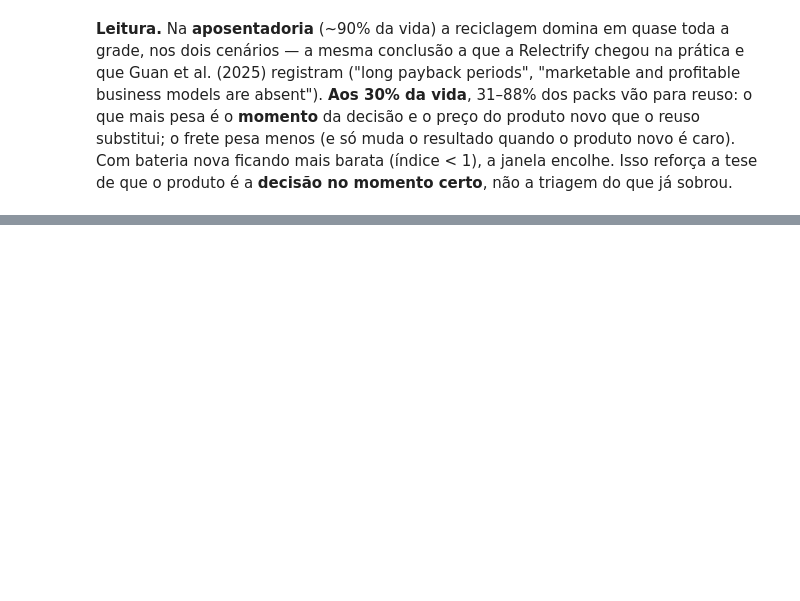
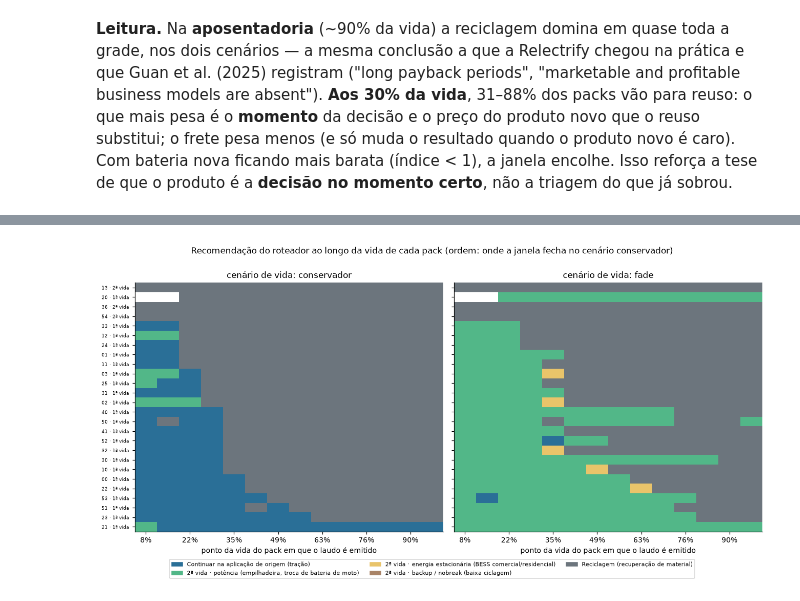
Before and after one commit to Jump-Start-2026-SAE-Grupo-Supra/Prototype-BLOOM, a Jupyter notebook: notebooks/BLOOM_prototipo.ipynb, the cells around one changed output, grey strips where cells are left out. Saved outputs shown, nothing was run; the diff lists cells and outputs as text; code cells hidden in the pictures; blank space fills up the shorter version.

```diff
--- a/notebooks/BLOOM_prototipo.ipynb
+++ b/notebooks/BLOOM_prototipo.ipynb
@@ -650,0 +699,27 @@ de que o produto é a **decisão no momento certo**, não a triagem do que já s
+# %%
+fig, axes = plt.subplots(1, 2, figsize=(12, 5.6), sharey=True)
+code_of = {k: i for i, k in enumerate(order)}
+from matplotlib.colors import ListedColormap
+cmap = ListedColormap([colors[k] for k in order])
+# a mesma ordem de packs nos dois painéis (eixo y compartilhado): pela janela do cenário conservador
+pack_order = (windows["conservador"].assign(_f=windows["conservador"]["fecha_em"].fillna(-1))
+              .sort_values(["_f", "pack"])["pack"].tolist())
+for ax, (lm, w) in zip(axes, windows.items()):
+    w = w.set_index("pack").loc[pack_order].reset_index()
+    # packs curtos têm menos de 14 pontos distintos: cada ponto vai para a coluna da fração mais próxima
+    grid = np.linspace(0.08, 0.97, 14)
+    M = np.full((len(w), len(grid)), np.nan)
+    for i, tr in enumerate(w["trajetoria"]):
+        for t in tr:
+            M[i, int(np.abs(grid - t["fracao"]).argmin())] = code_of[t["rec"]]
+    ax.imshow(np.ma.masked_invalid(M), cmap=cmap, vmin=-.5, vmax=len(order) - .5, aspect="auto")
+    ax.grid(False)
+    ax.set_xticks(range(len(grid))[::2], [f"{f:.0%}" for f in grid[::2]])
+    ax.set_yticks(range(len(w)), [f"{p} · {GROUP_LABEL[g].split(' ·')[0]}" for p, g in zip(w["pack"], w["grupo"])], fontsize=6)
+    ax.set(title=f"cenário de vida: {lm}", xlabel="ponto da vida do pack em que o laudo é emitido")
+handles = [plt.Rectangle((0, 0), 1, 1, color=colors[o]) for o in order]
+fig.legend(handles, [DEST[o].label for o in order], loc="lower center", ncol=3, fontsize=7, bbox_to_anchor=(.5, -.06))
+plt.suptitle("Recomendação do roteador ao longo da vida de cada pack (ordem: onde a janela fecha no cenário conservador)", y=1.0)
+plt.tight_layout()
+# %% [output]
+[figure, added]
```
Also changed, not shown: parts of 9 cells of this notebook, 5 other files.
